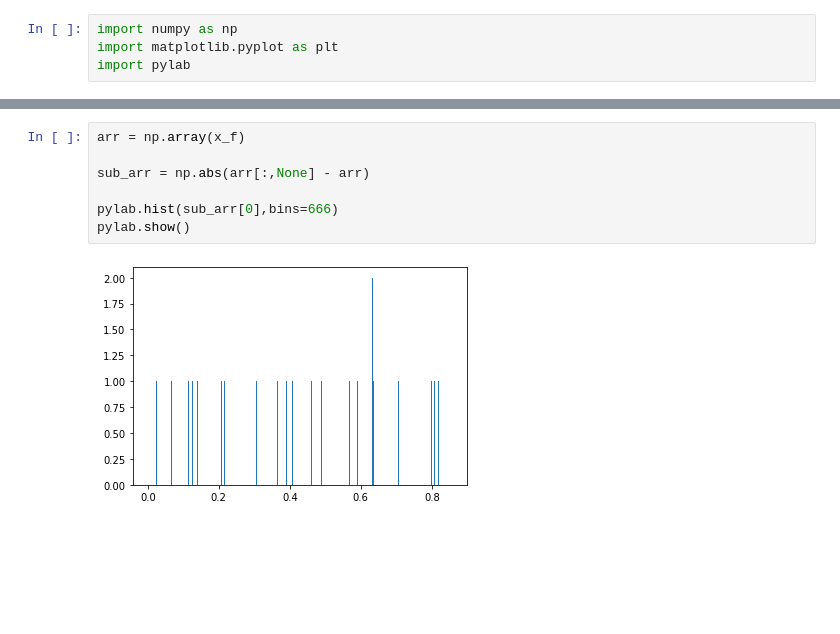
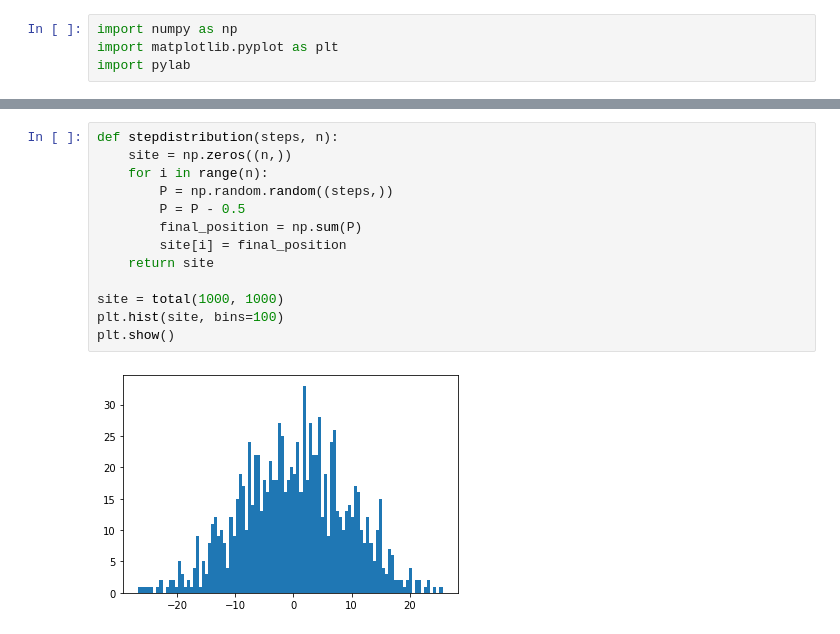
Before and after one commit to NTHU-Phys-Qubit/hw1-cyy7230, a Jupyter notebook: Problem-1.ipynb, the cells around one changed output, grey strips where cells are left out. Saved outputs shown, nothing was run; the diff lists cells and outputs as text; blank space fills up the shorter version.

```diff
--- a/Problem-1.ipynb
+++ b/Problem-1.ipynb
@@ -36,12 +38,18 @@ pylab.show()
-# %%
-arr = np.array(x_f)
-
-sub_arr = np.abs(arr[:,None] - arr)
-
-pylab.hist(sub_arr[0],bins=666)
-pylab.show()
-# %% [output]
-[figure, removed]
+# %%
+def stepdistribution(steps, n):
+    site = np.zeros((n,))
+    for i in range(n):
+        P = np.random.random((steps,))
+        P = P - 0.5
+        final_position = np.sum(P)
+        site[i] = final_position
+    return site
+
+site = total(1000, 1000)
+plt.hist(site, bins=100)
+plt.show()
+# %% [output]
+[figure, added]
 # %%
 import pylab
 import random
```
Also changed, not shown: parts of 4 cells of this notebook.
